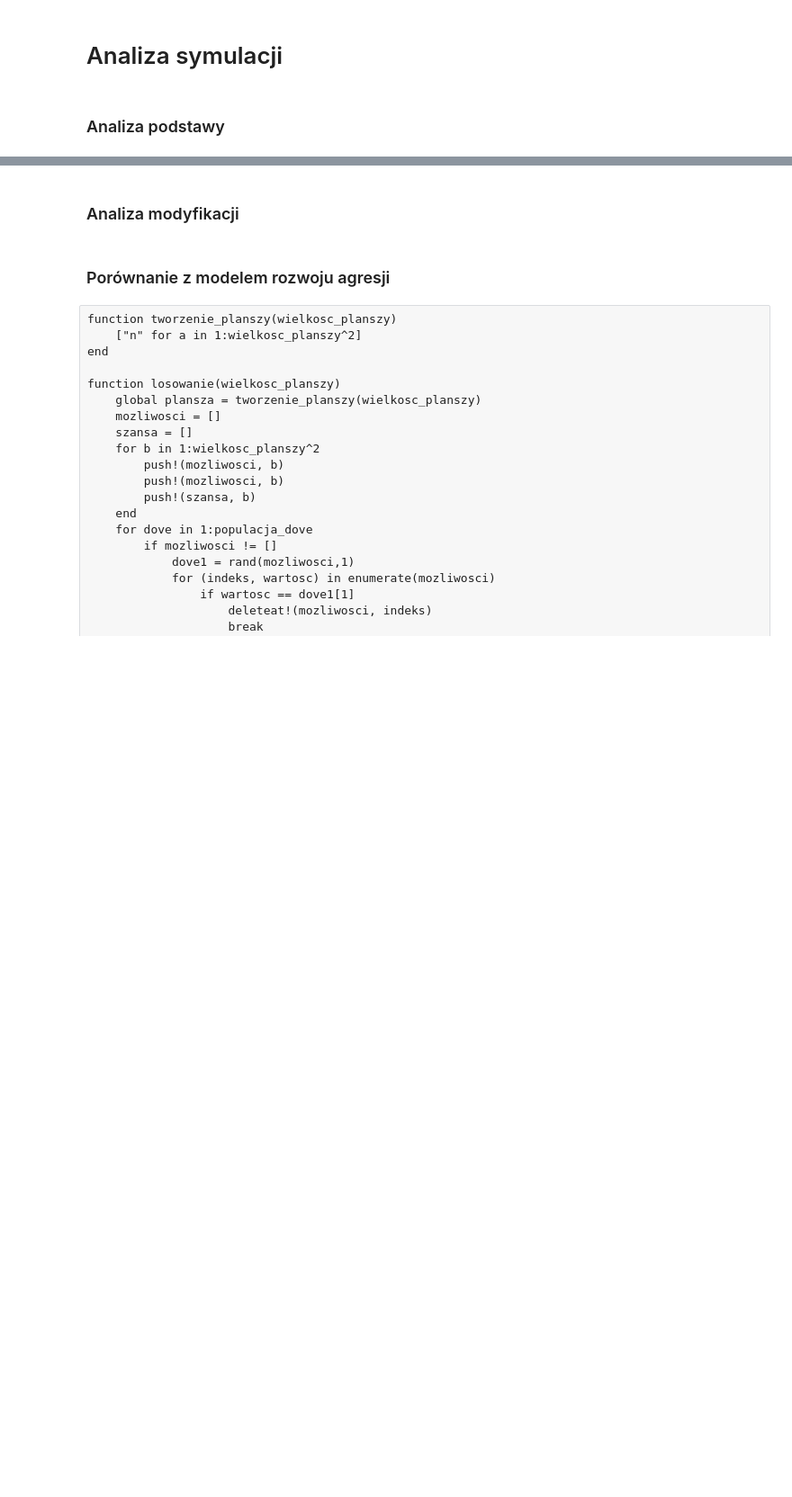
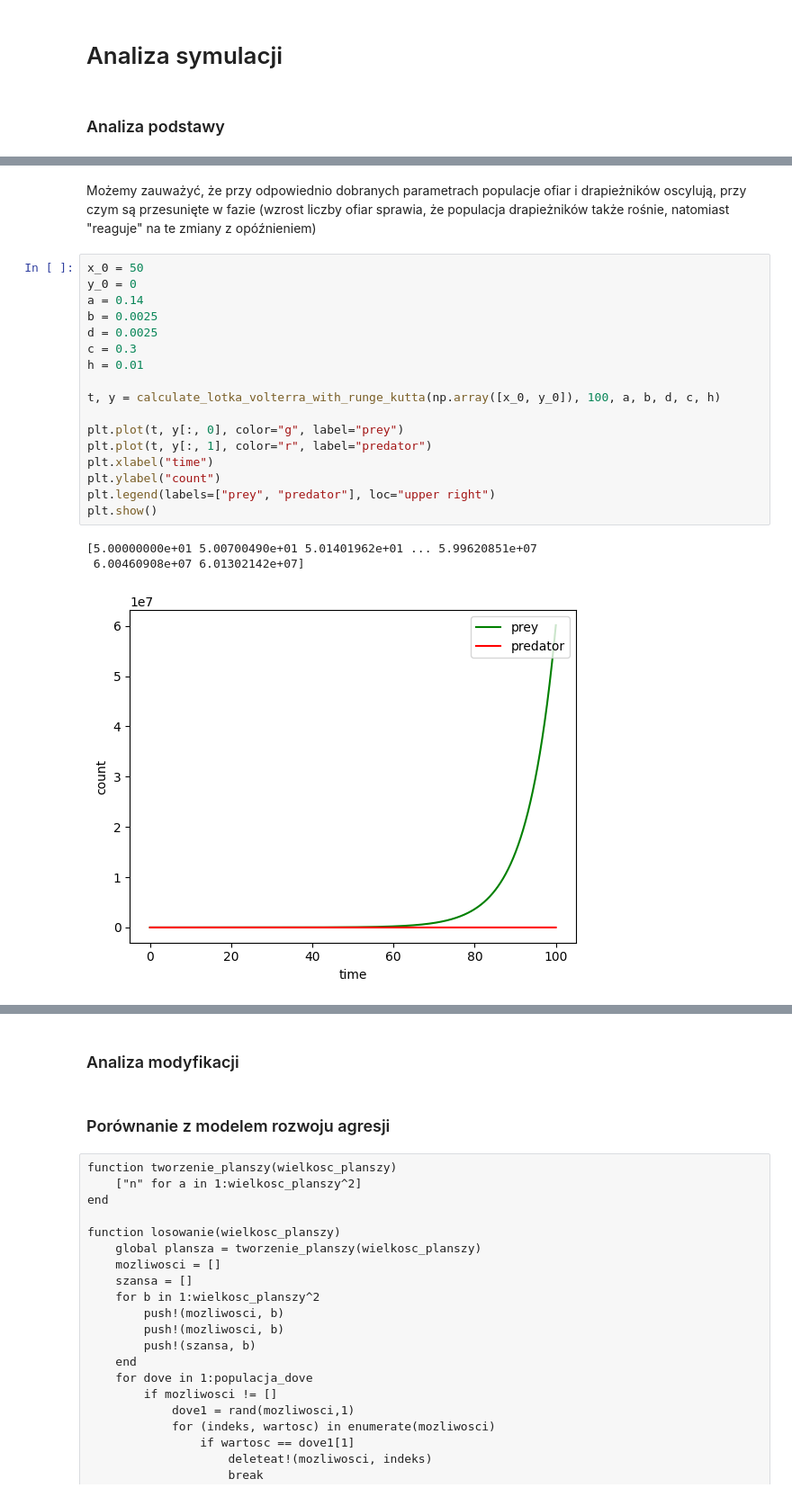
Before and after one commit to definitelynotbercik/Lotka-Volterra, a Jupyter notebook: main.ipynb, the cells around one changed output, grey strips where cells are left out. Shown: that part at 90% size. Drawn from its saved outputs; the diff is of its cells as text; blank space fills up the shorter version.

```diff
--- a/main.ipynb
+++ b/main.ipynb
@@ -528,0 +550,23 @@ plt.show()
+# %% [markdown]
+Możemy zauważyć, że przy odpowiednio dobranych parametrach populacje ofiar i drapieżników oscylują, przy czym są przesunięte w fazie (wzrost liczby ofiar sprawia, że populacja drapieżników także rośnie, natomiast "reaguje" na te zmiany z opóźnieniem)
+# %%
+x_0 = 50
+y_0 = 0
+a = 0.14
+b = 0.0025
+d = 0.0025
+c = 0.3
+h = 0.01
+
+t, y = calculate_lotka_volterra_with_runge_kutta(np.array([x_0, y_0]), 100, a, b, d, c, h)
+
+plt.plot(t, y[:, 0], color="g", label="prey")
+plt.plot(t, y[:, 1], color="r", label="predator")
+plt.xlabel("time")
+plt.ylabel("count")
+plt.legend(labels=["prey", "predator"], loc="upper right")
+plt.show()
+# %% [output]
+[5.00000000e+01 5.00700490e+01 5.01401962e+01 ... 5.99620851e+07
+ 6.00460908e+07 6.01302142e+07]
+[figure, added]
```
Also changed, not shown: parts of 18 cells of this notebook, 2 other files.
